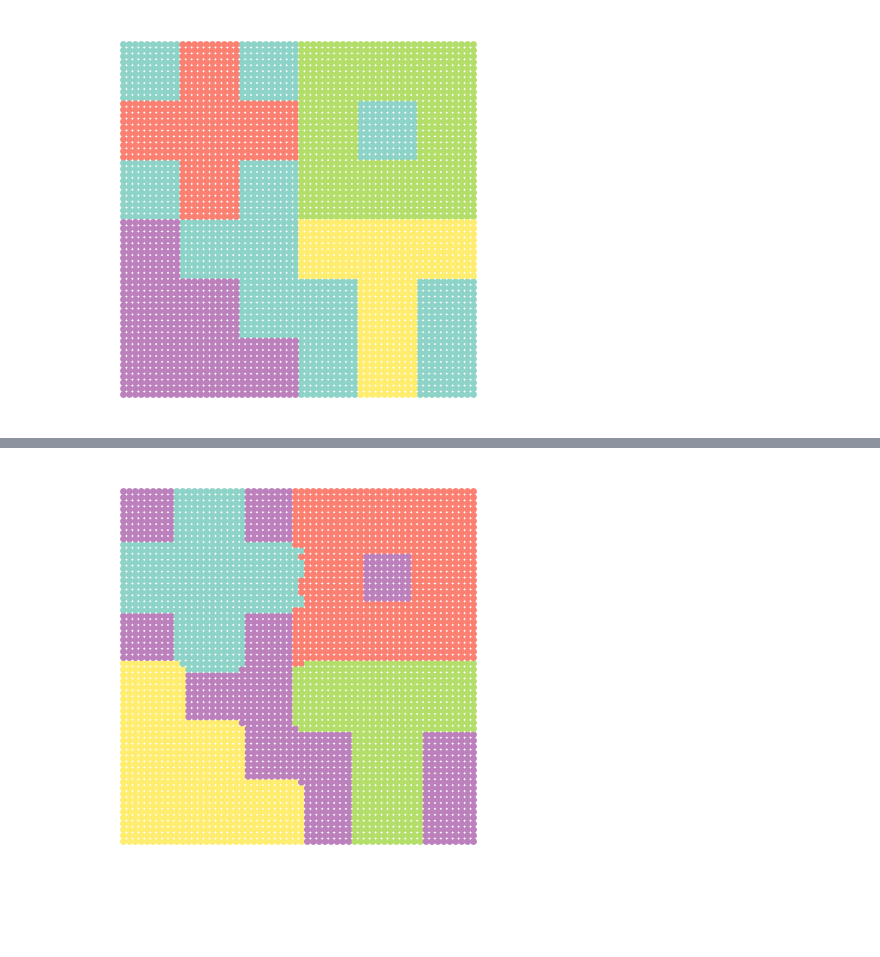
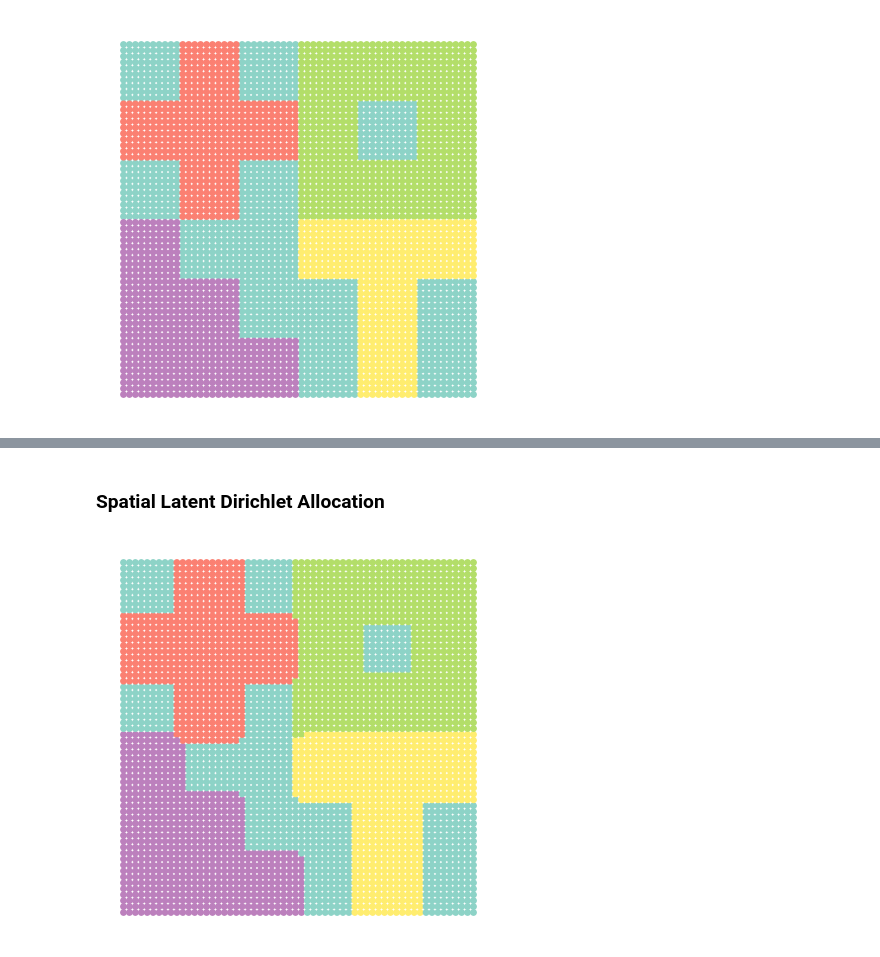
Before and after one commit to craigfouts/asterism, a Jupyter notebook: notebooks/demo.ipynb, the cells around one changed output, grey strips where cells are left out. Drawn from its saved outputs; the diff is of its cells as text; code cells hidden in the pictures; blank space fills up the shorter version.

```diff
--- a/notebooks/demo.ipynb
+++ b/notebooks/demo.ipynb
@@ -9,7 +7,7 @@ from sim import make_dataset
 from slda import GibbsSLDA
 from util import map_labels, show_dataset
 # %%
-data, labels = make_dataset('polygons', 10, n_features=100, wiggle=0., mix=0., return_tensor=False)
+data, labels = make_dataset()
 show_dataset(data, labels)
 # %% [output]
 [figure]
@@ -16,6 +22,8 @@ show_dataset(data, labels)
+# %% [markdown]
+### Spatial Latent Dirichlet Allocation
 # %%
 model = GibbsSLDA(word_scale=.4)
-labels = model.fit_predict(data)
-show_dataset(data, labels)
+topics = map_labels(labels, model.fit_predict(data))
+show_dataset(data, topics)
 # %% [output]
-[figure, old version]
+[figure, new version]
```
Also changed, not shown: parts of 13 cells of this notebook, 2 other files.
